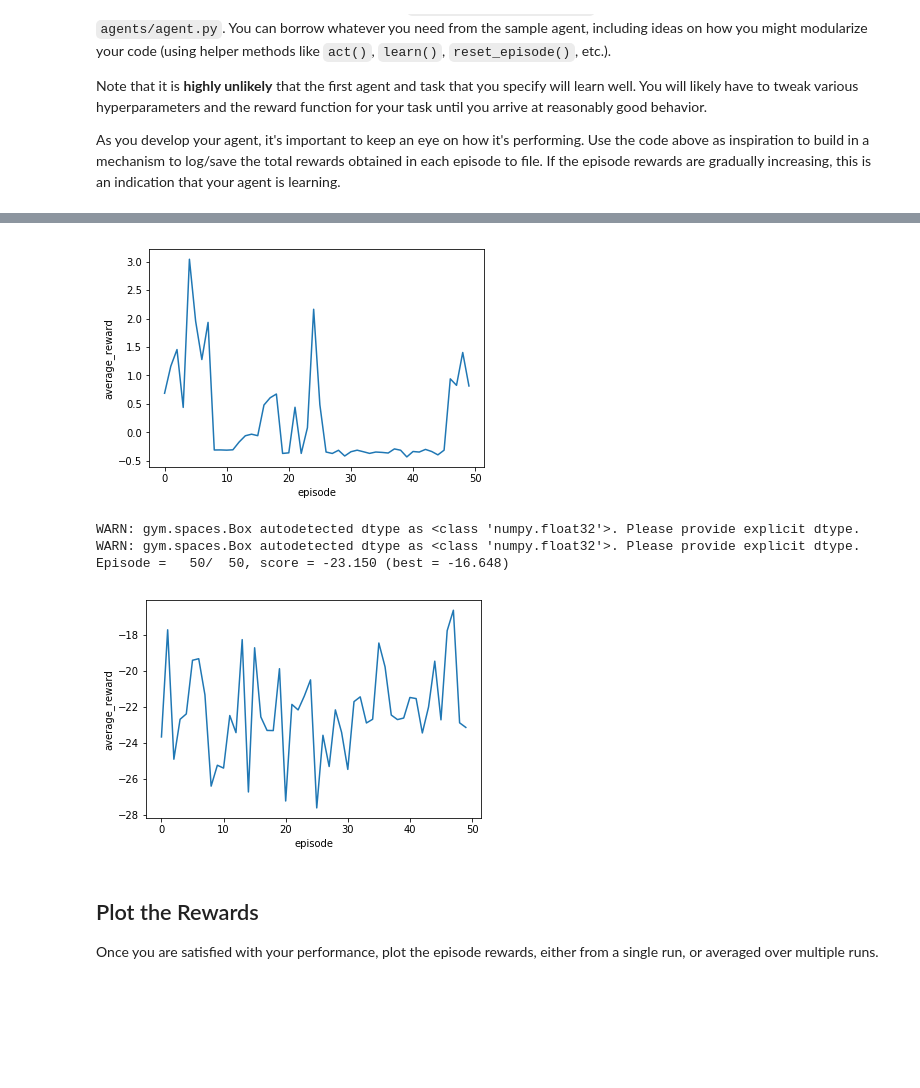
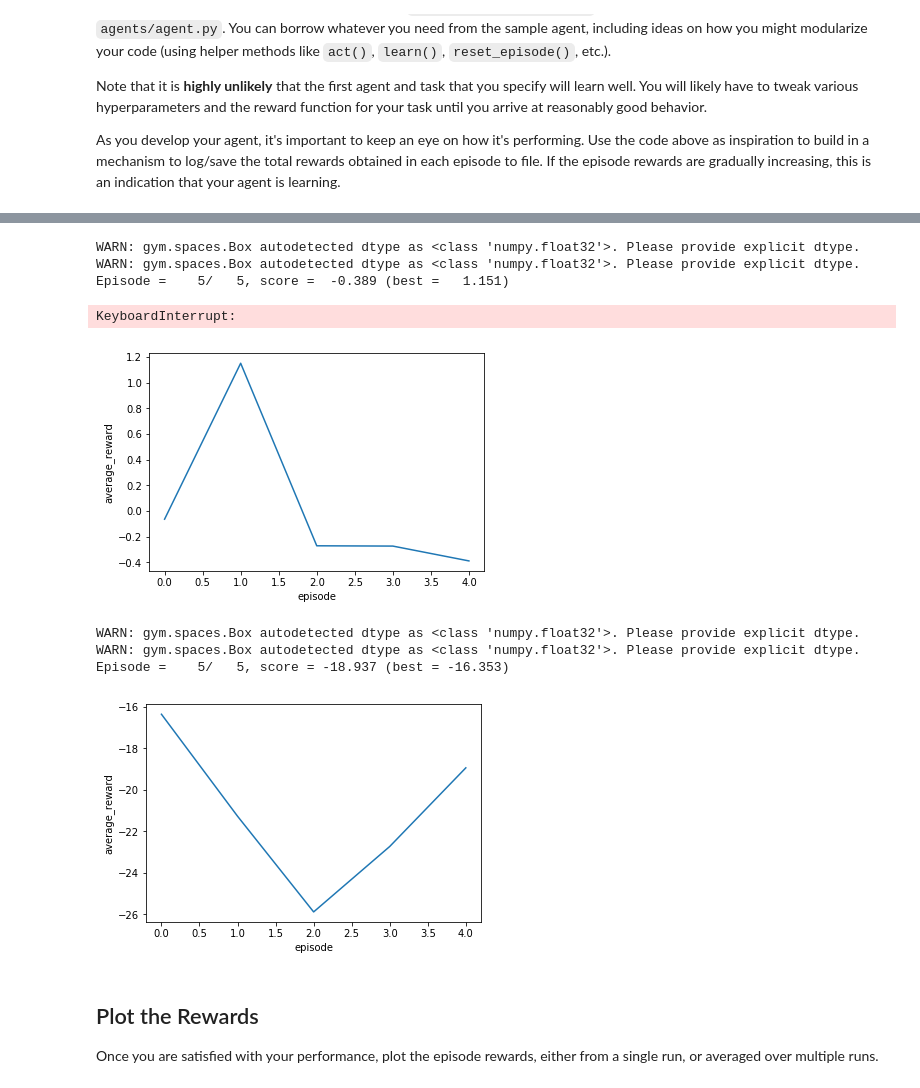
Before and after one commit to KnollFrank/RL-Quadcopter-2, a Jupyter notebook: Quadcopter_Project.ipynb, the cells around one changed output, grey strips where cells are left out. Saved outputs shown, nothing was run; the diff lists cells and outputs as text; code cells hidden in the pictures; blank space fills up the shorter version.

```diff
--- a/Quadcopter_Project.ipynb
+++ b/Quadcopter_Project.ipynb
@@ -255,7 +261,7 @@ As you develop your agent, it's important to keep an eye on how it's performing.
 import numpy as np
 from agents.agent import DDPG
 from agents.scoring_agent_wrapper import ScoringAgentWrapper
-from task import Task
+from tasks.task import Task
 
 task = Task(
     init_pose = np.array([0., 0., 100., 0., 0., 0.]),
@@ -264,6 +270,6 @@ task = Task(
     runtime = 50.,
     target_pos = np.array([10., 20., 130.]))
 agent = ScoringAgentWrapper(DDPG(task))
-average_rewards_per_episode = train(agent = agent, task = task, num_episodes = 50)
+average_rewards_per_episode = train(agent = agent, task = task, num_episodes = 5)
 plot_average_rewards_per_episode(average_rewards_per_episode)
 # %% [output]
@@ -287,20 +293,24 @@ def train_env(env_id, num_episodes):
     average_rewards_per_episode = train(agent = agent, task = task, num_episodes = num_episodes)
     return agent, task, average_rewards_per_episode
 # %%
-agent, task, average_rewards_per_episode = train_env('MountainCarContinuous-v0', num_episodes = 50)
+agent, task, average_rewards_per_episode = train_env('MountainCarContinuous-v0', num_episodes = 5)
 plot_average_rewards_per_episode(average_rewards_per_episode)
 evaluate_and_render(agent, task)
 # %% [output]
+WARN: gym.spaces.Box autodetected dtype as <class 'numpy.float32'>. Please provide explicit dtype.
+WARN: gym.spaces.Box autodetected dtype as <class 'numpy.float32'>. Please provide explicit dtype.
+Episode =    5/   5, score =  -0.389 (best =   1.151)
+KeyboardInterrupt:
-[figure, old version]
+[figure, new version]
 # %%
-agent, task, average_rewards_per_episode = train_env('Pendulum-v0', num_episodes = 50)
+agent, task, average_rewards_per_episode = train_env('Pendulum-v0', num_episodes = 5)
 plot_average_rewards_per_episode(average_rewards_per_episode)
 evaluate_and_render(agent, task)
 # %% [output]
 WARN: gym.spaces.Box autodetected dtype as <class 'numpy.float32'>. Please provide explicit dtype.
 WARN: gym.spaces.Box autodetected dtype as <class 'numpy.float32'>. Please provide explicit dtype.
-Episode =   50/  50, score = -23.150 (best = -16.648)
+Episode =    5/   5, score = -18.937 (best = -16.353)
-[figure, old version]
+[figure, new version]
 # %% [markdown]
 ## Plot the Rewards
 
```
Also changed, not shown: parts of 8 cells of this notebook, 3 other files.
